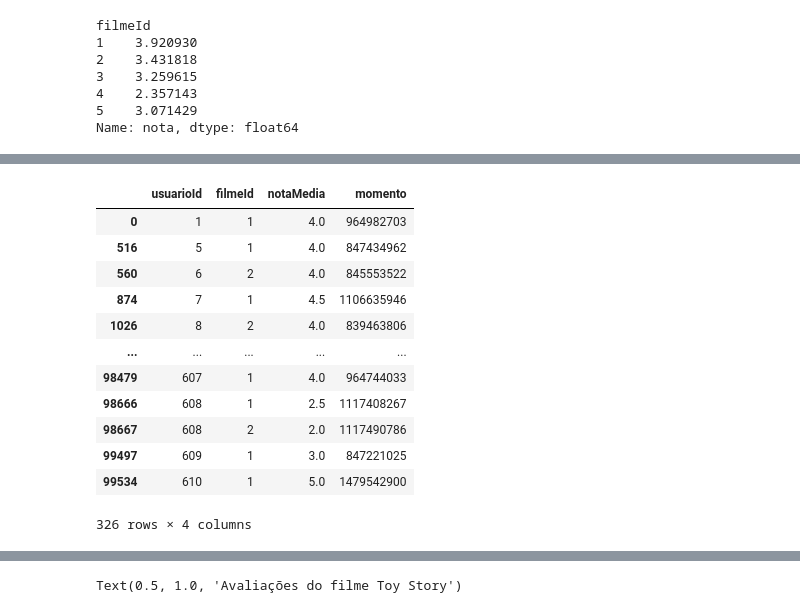
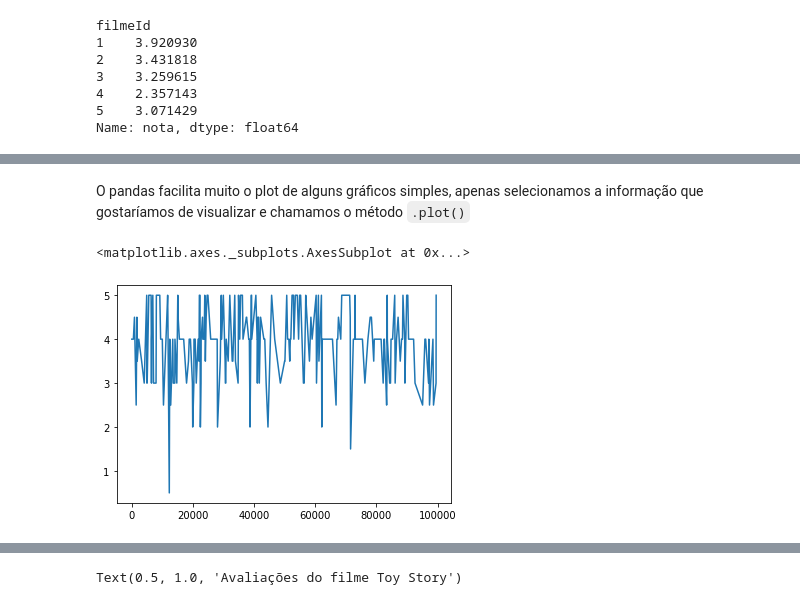
Before and after one commit to leticiagomescs/QuarentenaDados-Alura, a Jupyter notebook: Aula_01.ipynb, the cells around one changed output, grey strips where cells are left out. Saved outputs shown, nothing was run; the diff lists cells and outputs as text; code cells hidden in the pictures.

```diff
--- a/Aula_01.ipynb
+++ b/Aula_01.ipynb
@@ -217,19 +235,10 @@ filmes_com_media.sort_values('notaMedia', ascending=False)
 | 5957 | 34482 | Browning Version, The (1951) | Drama | NaN |
 | 7565 | 85565 | Chalet Girl (2011) | Comedy|Romance | NaN |
 9742 rows × 4 columns
+# %% [markdown]
+O pandas facilita muito o plot de alguns gráficos simples, apenas selecionamos a informação que gostaríamos de visualizar e chamamos o método `.plot()`
 # %%
-avaliacoes.query('filmeId in [1,2,102084]')
+avaliacoes.query("filmeId == 1")["nota"].plot()
 # %% [output]
-|  | usuarioId | filmeId | notaMedia | momento |
-| 0 | 1 | 1 | 4.0 | 964982703 |
-| 516 | 5 | 1 | 4.0 | 847434962 |
-| 560 | 6 | 2 | 4.0 | 845553522 |
-| 874 | 7 | 1 | 4.5 | 1106635946 |
-| 1026 | 8 | 2 | 4.0 | 839463806 |
-| ... | ... | ... | ... | ... |
-| 98479 | 607 | 1 | 4.0 | 964744033 |
-| 98666 | 608 | 1 | 2.5 | 1117408267 |
-| 98667 | 608 | 2 | 2.0 | 1117490786 |
-| 99497 | 609 | 1 | 3.0 | 847221025 |
-| 99534 | 610 | 1 | 5.0 | 1479542900 |
-326 rows × 4 columns
+<matplotlib.axes._subplots.AxesSubplot at 0x...>
+[figure, added]
```
Also changed, not shown: parts of 19 cells of this notebook.
